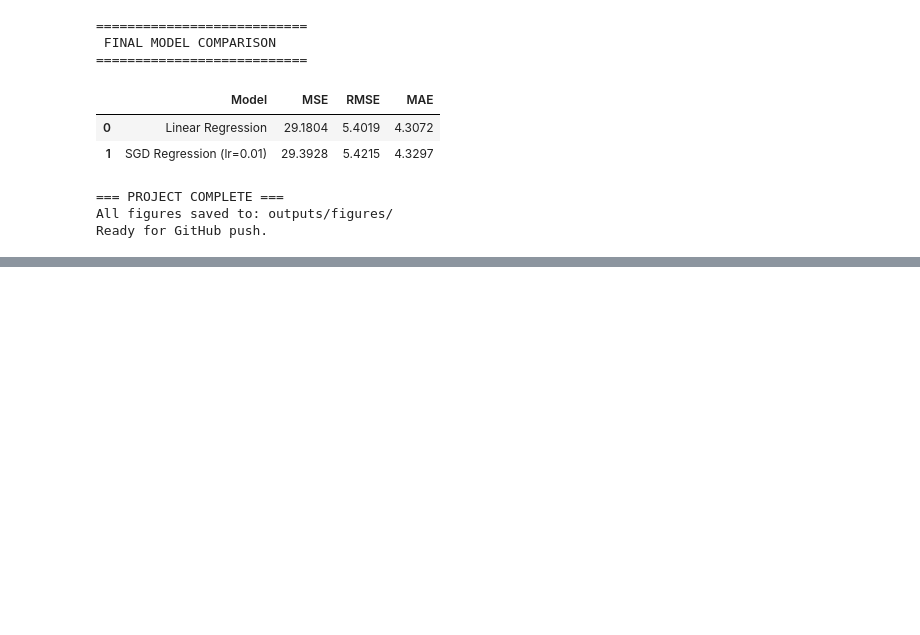
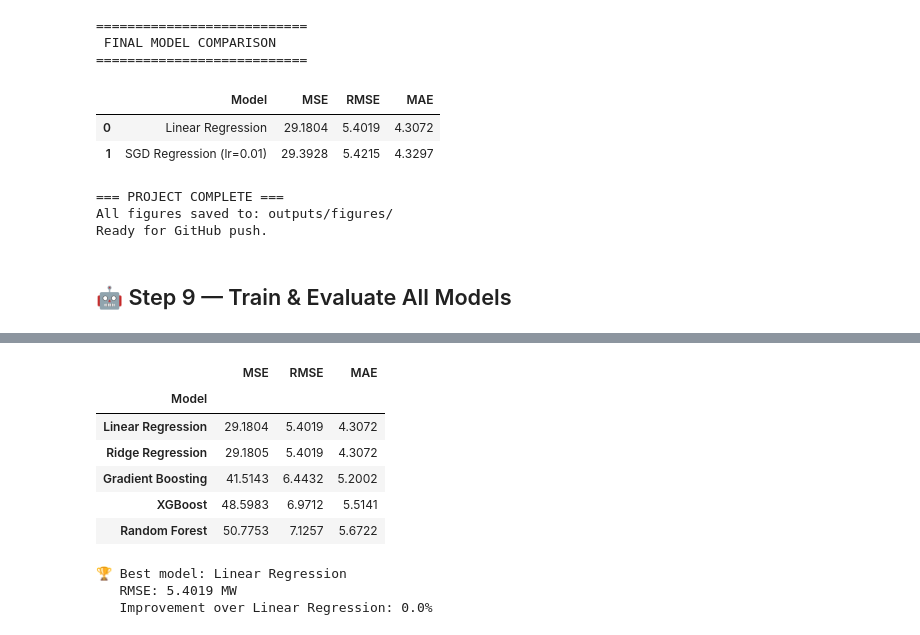
Before and after one commit to kallzth/hydropower-energy-prediction, a Jupyter notebook: hydropower_energy_prediction.ipynb, the cells around one changed output, grey strips where cells are left out. Saved outputs shown, nothing was run; the diff lists cells and outputs as text; code cells hidden in the pictures; blank space fills up the shorter version.

```diff
--- a/hydropower_energy_prediction.ipynb
+++ b/hydropower_energy_prediction.ipynb
@@ -446,3 +465,73 @@ print('Ready for GitHub push.')
 === PROJECT COMPLETE ===
 All figures saved to: outputs/figures/
 Ready for GitHub push.
+# %% [markdown]
+## 🤖 Step 9 — Train & Evaluate All Models
+# %%
+# ============================================================
+# CELL 9 — Multi-Model Training & Evaluation
+# ============================================================
+
+# Define all models to compare
+models = {
+    'Linear Regression':    LinearRegression(),
+    'Ridge Regression':     Ridge(alpha=1.0),
+    'Random Forest':        RandomForestRegressor(
+                                n_estimators=100,
+                                random_state=RANDOM_STATE
+                            ),
+    'Gradient Boosting':    GradientBoostingRegressor(
+                                n_estimators=100,
+                                learning_rate=0.1,
+                                random_state=RANDOM_STATE
+                            ),
+    'XGBoost':              XGBRegressor(
+                                n_estimators=100,
+                                learning_rate=0.1,
+                                random_state=RANDOM_STATE,
+                                verbosity=0
+                            ),
+}
+
+# Train each model and collect results
+comparison_results = {}
+
+print('Training models...')
+print('-' * 50)
+
+for name, model in models.items():
+    model.fit(X_train, y_train)
+    y_pred = model.predict(X_test)
+
+    mse  = mean_squared_error(y_test, y_pred)
+    rmse = np.sqrt(mse)
+    mae  = mean_absolute_error(y_test, y_pred)
+
+    comparison_results[name] = {
+        'MSE':  round(mse,  4),
+        'RMSE': round(rmse, 4),
+        'MAE':  round(mae,  4),
+    }
+    print(f'{name:<25} RMSE: {rmse:.4f} MW   MAE: {mae:.4f} MW')
+
+print('-' * 50)
+
+# Build comparison DataFrame
+comparison_df = pd.DataFrame(comparison_results).T
+comparison_df.index.name = 'Model'
+comparison_df = comparison_df.sort_values('RMSE')
+
+print()
+print('=== FULL MODEL COMPARISON TABLE ===')
+display(comparison_df)
+
+# Identify winner
+best_model_name = comparison_df['RMSE'].idxmin()
+best_rmse       = comparison_df['RMSE'].min()
+baseline_rmse   = comparison_results['Linear Regression']['RMSE']
+improvement     = ((baseline_rmse - best_rmse) / baseline_rmse) * 100
+
+print(f'\n🏆 Best model: {best_model_name}')
+print(f'   RMSE: {best_rmse:.4f} MW')
+print(f'   Improvement over Linear Regression: {improvement:.1f}%')
+# %% [output]
@@ -448,0 +548,10 @@ Ready for GitHub push.
+|  | MSE | RMSE | MAE |
+| Model |  |  |  |
+| Linear Regression | 29.1804 | 5.4019 | 4.3072 |
+| Ridge Regression | 29.1805 | 5.4019 | 4.3072 |
+| Gradient Boosting | 41.5143 | 6.4432 | 5.2002 |
+| XGBoost | 48.5983 | 6.9712 | 5.5141 |
+| Random Forest | 50.7753 | 7.1257 | 5.6722 |
+🏆 Best model: Linear Regression
+   RMSE: 5.4019 MW
+   Improvement over Linear Regression: 0.0%
```
Also changed, not shown: parts of 11 cells of this notebook.
